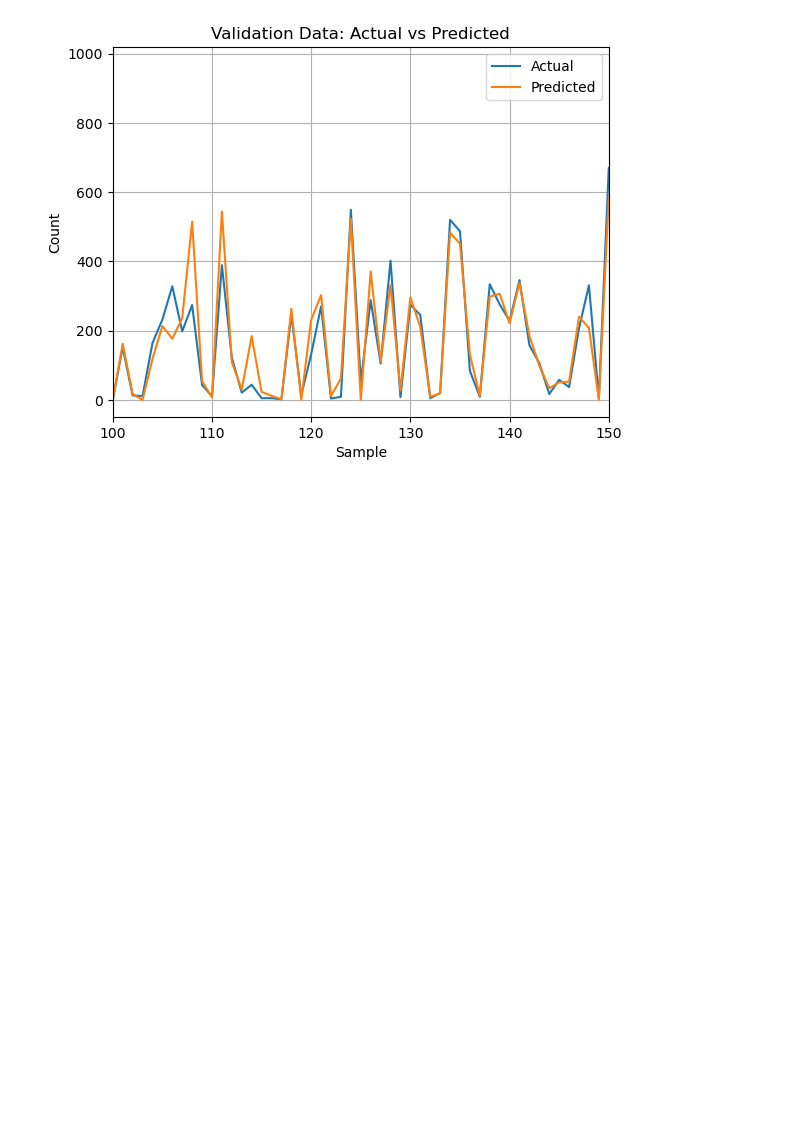
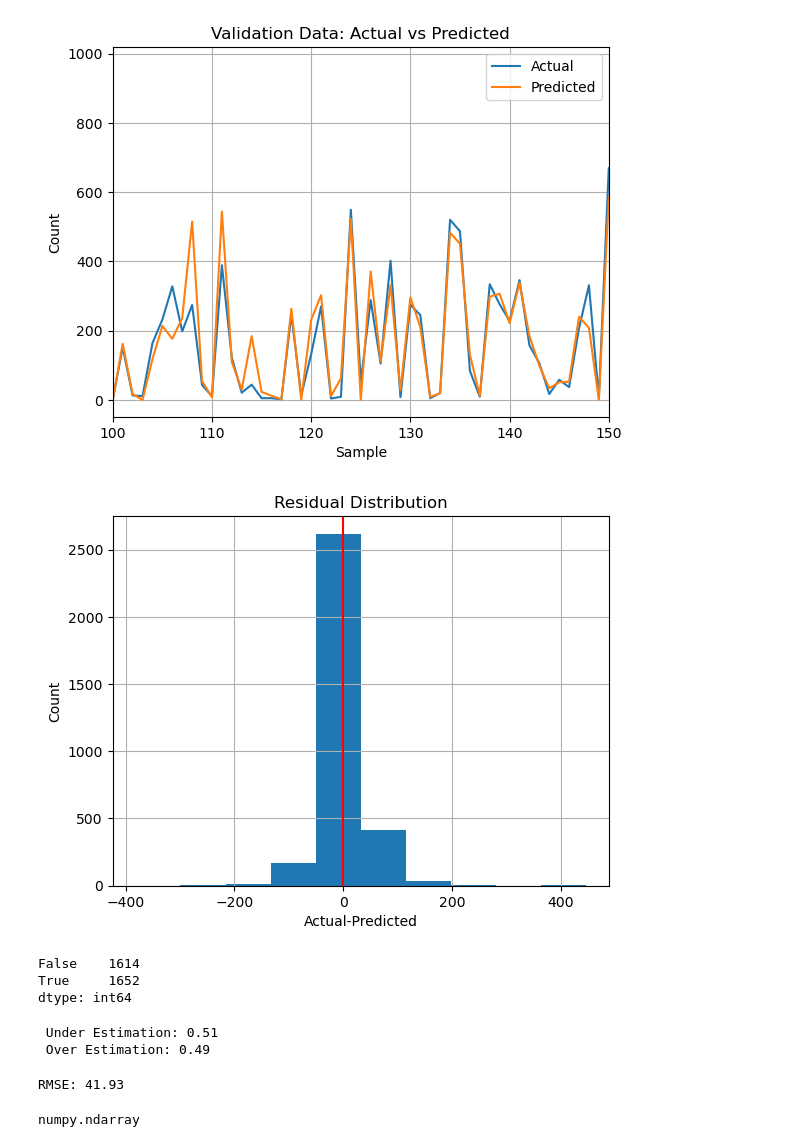
Before and after one commit to saravanankrishnarajan/SageMaker, a Jupyter notebook: xgboost/BikeSharingRegression/bikerental_xgboost_localmode_rev1.ipynb, the cells around one changed output. Saved outputs shown, nothing was run; the diff lists cells and outputs as text; code cells hidden in the pictures; blank space fills up the shorter version.

```diff
--- a/xgboost/BikeSharingRegression/bikerental_xgboost_localmode_rev1.ipynb
+++ b/xgboost/BikeSharingRegression/bikerental_xgboost_localmode_rev1.ipynb
@@ -261,3 +261,17 @@ plt.title('Validation Data: Actual vs Predicted')
 plt.show()
 # %% [output]
 [figure]
+# %%
+# Over predictiction and under prediction needs to be balance
+
+residuals = (df['count'] - df['count_predicted'])
+
+plt.hist(residuals)
+plt.xlabel('Actual-Predicted')
+plt.ylabel('Count')
+plt.grid()
+plt.title('Residual Distribution')
+plt.axvline(color='r')
+plt.show()
+# %% [output]
+[figure, added]
@@ -263,0 +280,20 @@ plt.show()
+# %%
+value_counts
+# %% [output]
+False    1614
+True     1652
+dtype: int64
+# %%
+print(' Under Estimation: {0:.2f}'.format(value_counts[True]/len(residuals)))
+print(' Over Estimation: {0:.2f}'.format(value_counts[False]/len(residuals)))
+# %% [output]
+ Under Estimation: 0.51
+ Over Estimation: 0.49
+# %%
+print("RMSE: {0:.2f}".format(mean_squared_error(df['count'],df['count_predicted'])**.5))
+# %% [output]
+RMSE: 41.93
+# %%
+np.ndarray
+# %% [output]
+numpy.ndarray
```
Also changed, not shown: parts of 24 cells of this notebook, 1 other file.
